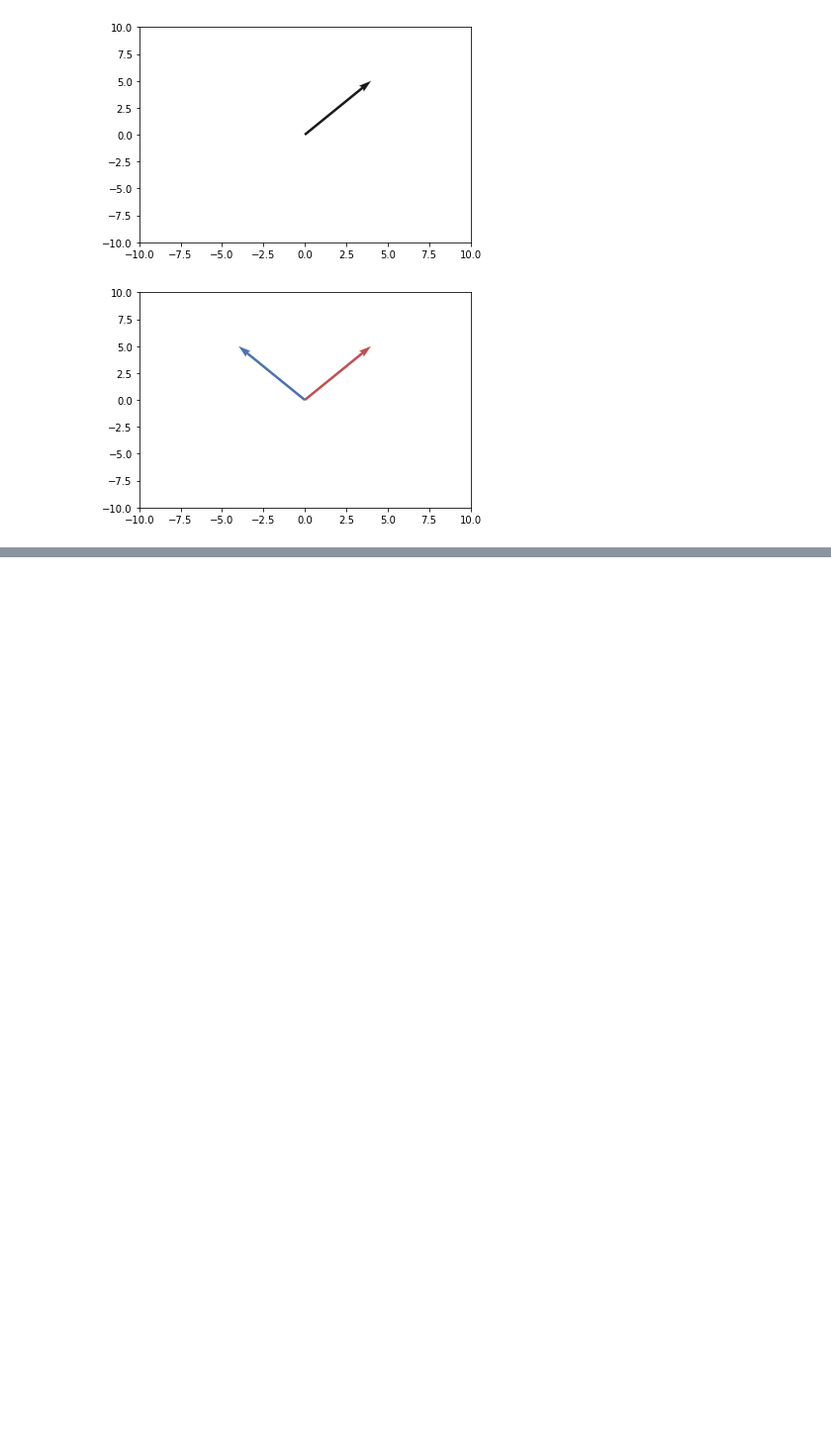
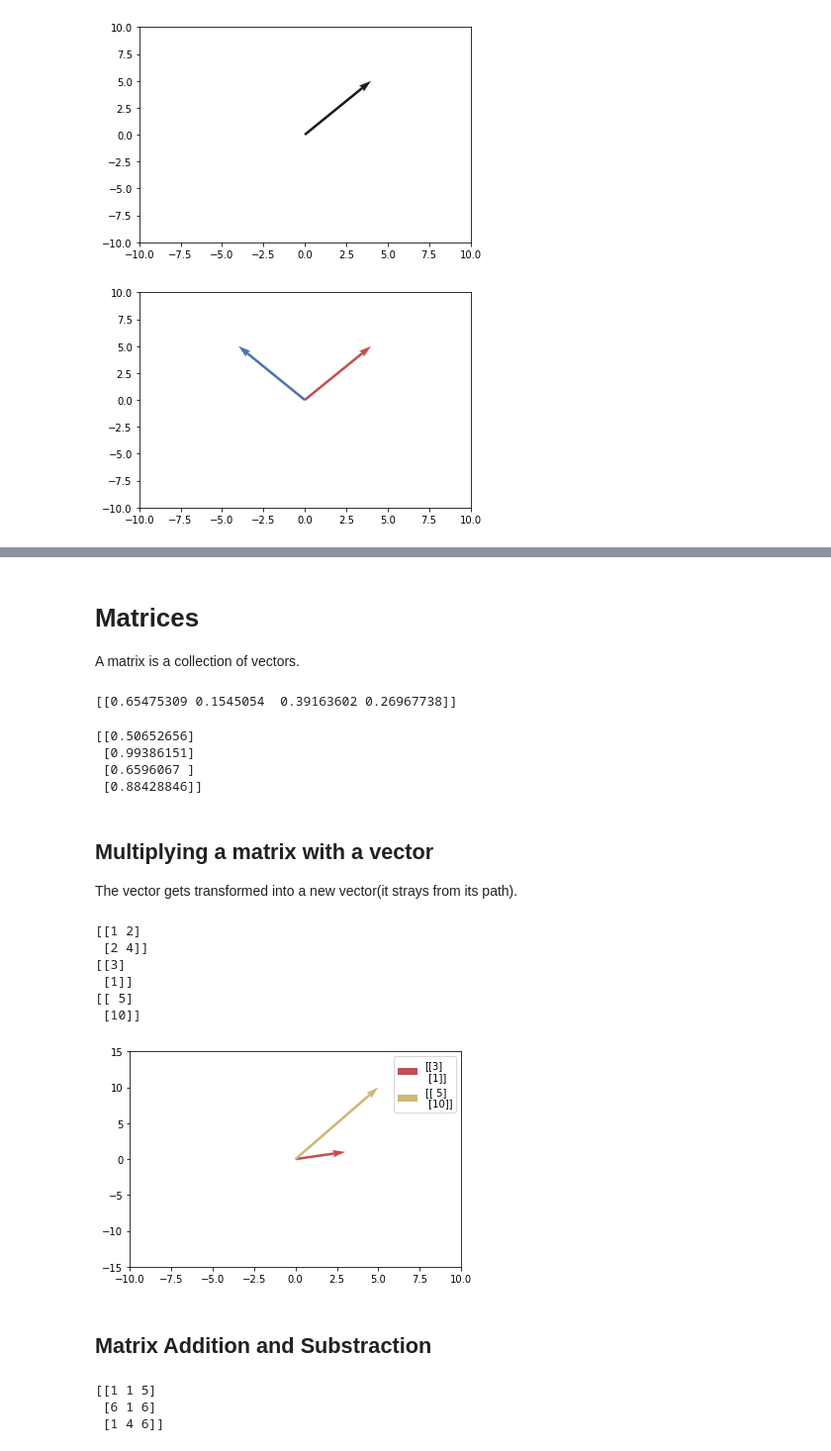
Before and after one commit to hemendrarajawat/DL-Basic-To-Advanced, a Jupyter notebook: code/DL002-Python Intermediate and Linear Algebra.ipynb, the cells around one changed output, grey strips where cells are left out. Shown at 99% size. Drawn from its saved outputs; the diff is of its cells as text; code cells hidden in the pictures; blank space fills up the shorter version.

```diff
--- a/code/DL003-Python Intermediate and Linear Algebra.ipynb
+++ b/code/DL002-Python Intermediate and Linear Algebra.ipynb
@@ -285,0 +296,48 @@ Projected vector: [-0.  -0.  -3.5 -0.5]
+# %% [markdown]
+# Matrices
+
+A matrix is a collection of vectors.
+# %%
+#  Row matrix
+
+row_matrix = np.random.random((1, 4))
+print(row_matrix)
+# %% [output]
+[[0.65475309 0.1545054  0.39163602 0.26967738]]
+# %%
+# Column matrix
+
+column_matrix = np.random.random((4, 1))
+print(column_matrix)
+# %% [output]
+[[0.50652656]
+ [0.99386151]
+ [0.6596067 ]
+ [0.88428846]]
+# %% [markdown]
+## Multiplying a matrix with a vector
+
+The vector gets transformed into a new vector(it strays from its path).
+# %%
+matrix = np.asarray([[1, 2], [2, 4]])
+vector = np.asarray([3, 1]).reshape(-1, 1)
+
+# plot_vectors([vector])
+
+print(matrix)
+print(vector)
+
+new_vector = np.dot(matrix, vector)
+print(new_vector)
+
+plot_vectors([vector, new_vector])
+# %% [output]
+[[1 2]
+ [2 4]]
+[[3]
+ [1]]
+[[ 5]
+ [10]]
+[figure, added]
+# %% [markdown]
+## Matrix Addition and Substraction
@@ -285,0 +355,6 @@ Projected vector: [-0.  -0.  -3.5 -0.5]
+# %%
+print(matrix_1 + matrix_2)
+# %% [output]
+[[1 1 5]
+ [6 1 6]
+ [1 4 6]]
```
Also changed, not shown: parts of 19 cells of this notebook.
